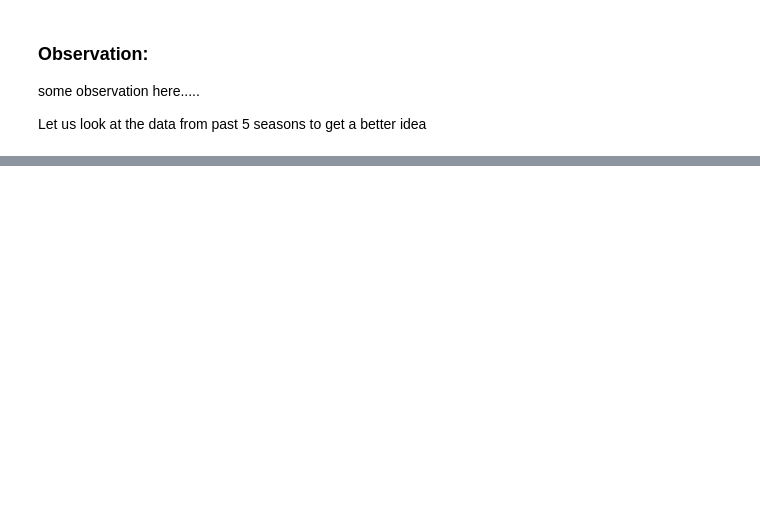
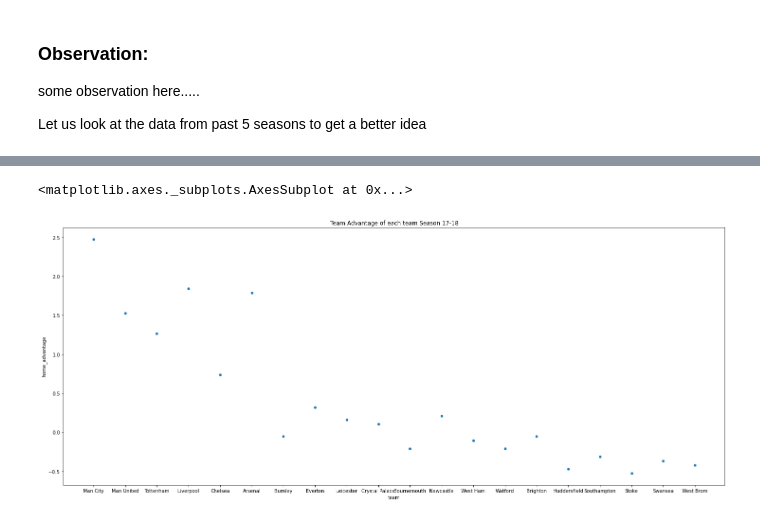
Before and after one commit to vsehgal1/320Final, a Jupyter notebook: 320Final_Project.ipynb, the cells around one changed output, grey strips where cells are left out. Cells and saved outputs as stored; diff of their text form; code cells hidden in the pictures; blank space fills up the shorter version.

Commit message:
Added Scatter-plots for 17-18 season

```diff
--- a/320Final_Project.ipynb
+++ b/320Final_Project.ipynb
@@ -240,0 +265,2 @@ epl_table1718 = data_to_df(pd.read_csv('17_18_data.csv'))
+# %%
+epl_points1718 = epl_table1718.sort_values(by=['points'], ascending=False)
@@ -240,0 +309,4 @@ epl_table1718 = data_to_df(pd.read_csv('17_18_data.csv'))
+# %%
+epl_points1718['home_win%'] = epl_points1718['home_win']/19
+epl_points1718['total_win%'] = epl_points1718['wins']/epl_points1718['matches_played']
+epl_points1718
@@ -240,0 +331,3 @@ epl_table1718 = data_to_df(pd.read_csv('17_18_data.csv'))
+# %%
+epl_points1718['home_advantage'] = (epl_points1718['home_goals'] - epl_points1718['home_goals_conceded']) /19
+epl_points1718
@@ -240,0 +352,7 @@ epl_table1718 = data_to_df(pd.read_csv('17_18_data.csv'))
+# %%
+epl_points1718.plot(x='team', y='home_advantage', kind='scatter',
+                    title = 'Team Advantage of each team Season 17-18',
+               figsize=(25,10))
+# %% [output]
+<matplotlib.axes._subplots.AxesSubplot at 0x...>
+[figure, added]
```
Also changed, not shown: parts of 18 cells of this notebook.
